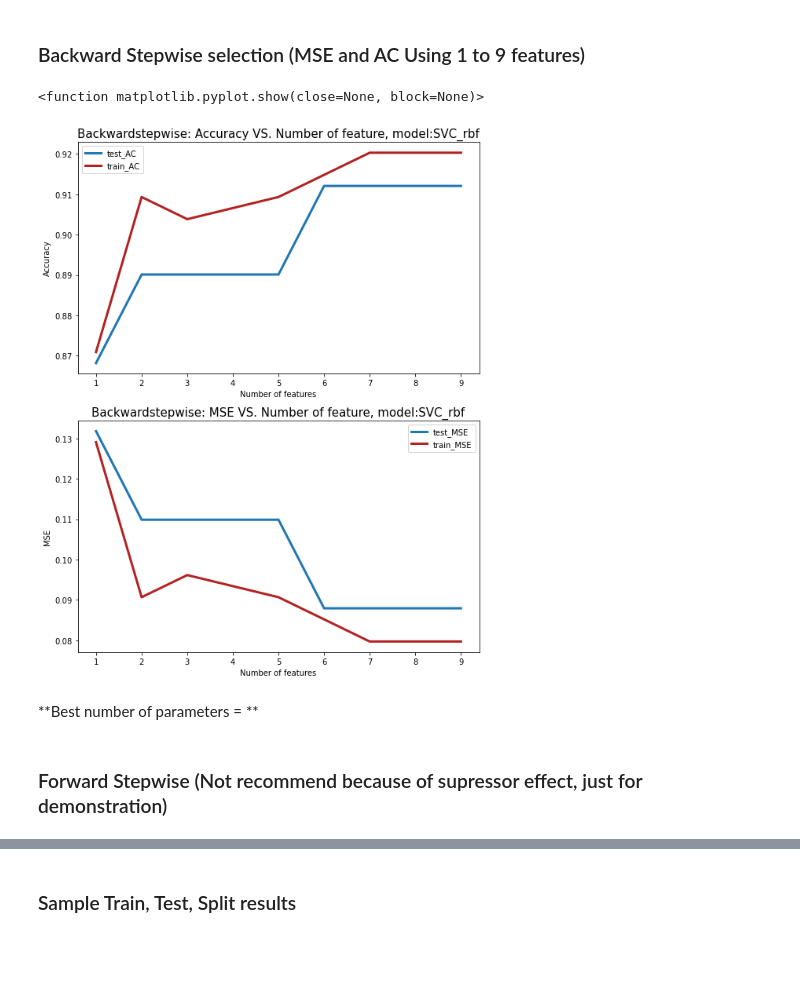
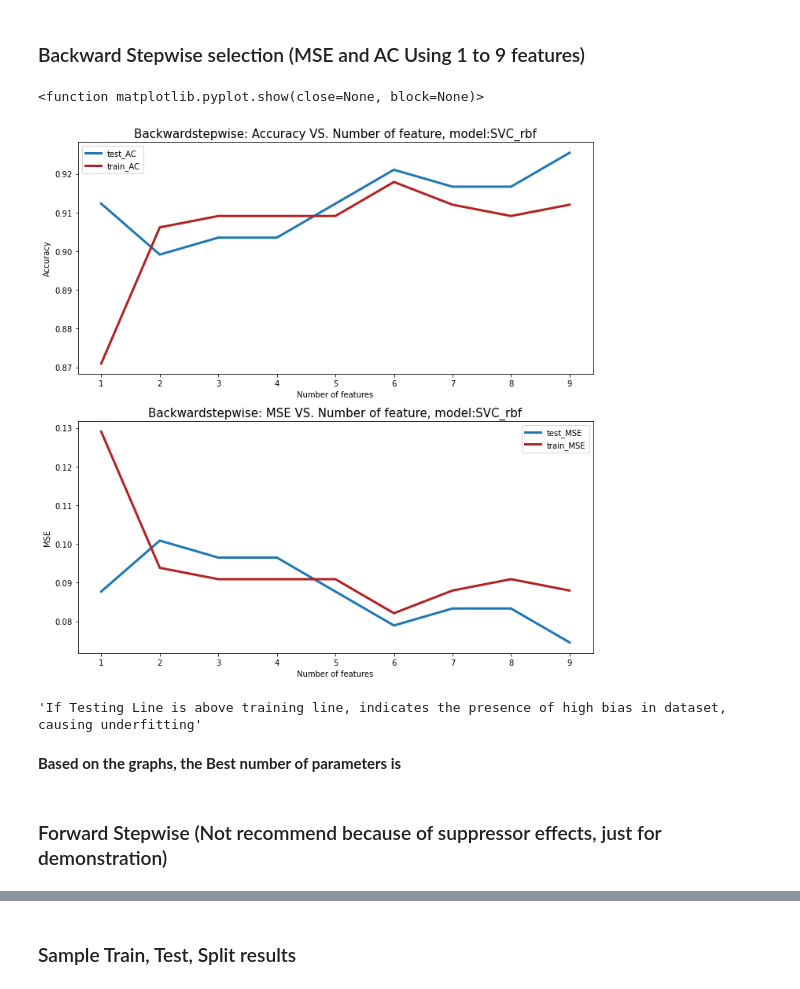
Before and after one commit to Breast-Cancer-Team/Final-Project, a Jupyter notebook: svm_rbf_final.ipynb, the cells around one changed output, grey strips where cells are left out. Saved outputs shown, nothing was run; the diff lists cells and outputs as text; code cells hidden in the pictures; blank space fills up the shorter version.

```diff
--- a/svm_rbf_final.ipynb
+++ b/svm_rbf_final.ipynb
@@ -83,6 +78,13 @@ Accuracy score 0.9298245614035088
 # %% [markdown]
 ### Backward Stepwise selection (MSE and AC Using 1 to 9 features)
 # %%
+'''Load the cleaned original dataset for below use'''
+X = data[['radius_mean', 'texture_mean', 'perimeter_mean',
+       'area_mean', 'smoothness_mean', 'compactness_mean', 'concavity_mean',
+       'concave points_mean', 'symmetry_mean', 'fractal_dimension_mean']]
+y = data.diagnosis
+
+'''A list of for the for-loop'''
 n = [1,2,3,4,5,6,7,8,9]
 
 list_MSE=[]
@@ -94,70 +96,79 @@ selected_features = []
 #list_R2_1=[]
 
 for i in n:
+    '''Only passing the training data set into the Feature Selector'''
+    '''Any preprocessing method should not be fitted on the whole dataset to prevent carrying information from the train set
+       to test set'''
     sbs_backward = SequentialFeatureSelector(SVC(kernel = "rbf"),
                                         n_features_to_select=i,
                                         direction='backward').fit(X_train, y_train)
     selected = sbs_backward.get_support(indices=True)
-    f_names = np.array(X_train.columns)
-    x_manip = X_train[f_names[selected]]
+
+    '''passing the selected features to the orginial dataset for each number of i'''
+    f_names = np.array(X.columns)
+    x_manip = X[f_names[selected]]
     selected_features.append(f_names[selected])
     #print("Selected input features using backward Stepwise Selection", f_names[selected])
     #print(x_manip)
 
-    X_train1, X_test1, y_train1, y_test1 = train_test_split(x_manip, y_train, test_size=0.2, random_state=42)
+    '''Spliting the original data set with selected feature for each number of i'''
+    X_train1, X_test1, y_train1, y_test1 = train_test_split(x_manip, y , test_size=0.3, random_state=16)
+
     model = SVC(kernel='rbf', C=10000)
     model.fit(X_train1, y_train1)
 
     y_pred1 = model.predict(X_test1)
     y_pred2 = model.predict(X_train1)
 
+    list_AC.append(accuracy_score(y_test1, y_pred1))
+    list_AC_1.append(accuracy_score(y_train1, y_pred2))
+    list_MSE.append(mean_squared_error(y_test1, y_pred1))
+    list_MSE_1.append(mean_squared_error(y_train1, y_pred2))
+
     #print("Prediction accuracy MSE: ", mean_squared_error(y_test1, y_pred1))
     #print('R-Squared Score',r2_score(y_test1,y_pred1))
     #print("Accuracy score", accuracy_score(y_test1, y_pred1))
-
-    list_MSE.append(mean_squared_error(y_test1, y_pred1))
-    list_AC.append(accuracy_score(y_test1, y_pred1))
-
     #list_R2.append(r2_score(y_test1, y_pred1))
     #print('MSE:', list_MSE)
     #print('R2:', list_R2)
     #print('AC:', list_AC)
-
-    list_AC_1.append(accuracy_score(y_train1, y_pred2))
-    list_MSE_1.append(mean_squared_error(y_train1, y_pred2))
     #list_R2_1.append(r2_score(y_train1, y_pred2))
 # %%
-fig,ax = plt.subplots(2,1,figsize=(8,10))
+fig,ax = plt.subplots(2,1,figsize=(10,10))
 #ax[0].plot(n, list_R2, linewidth=3, alpha=1,label='test_R2')
 #ax[0].plot(n, list_R2_1, linewidth=3, alpha=1,c='FireBrick',label='train_R2')
 #ax[0].set_title('Backwardstepwise: R2 VS. Number of feature, model:SVC_rbf', fontsize=15)
 #ax[0].set_xlabel('Number of features')
 #ax[0].set_ylabel('R2')
 #ax[0].legend()
 
 ax[0].plot(n, list_AC, linewidth=3 ,alpha=1,label='test_AC')
 ax[0].plot(n, list_AC_1, linewidth=3, alpha=1,c='FireBrick',label='train_AC')
 ax[0].set_title('Backwardstepwise: Accuracy VS. Number of feature, model:SVC_rbf', fontsize=15)
 ax[0].set_xlabel('Number of features')
 ax[0].set_ylabel('Accuracy')
 ax[0].legend()
 
 ax[1].plot(n, list_MSE, linewidth=3 ,alpha=1,label='test_MSE')
 ax[1].plot(n, list_MSE_1, linewidth=3, alpha=1,c='FireBrick',label='train_MSE')
 ax[1].set_title('Backwardstepwise: MSE VS. Number of feature, model:SVC_rbf', fontsize=15)
 ax[1].set_xlabel('Number of features')
 ax[1].set_ylabel('MSE')
 ax[1].legend()
 
 plt.tight_layout()
 plt.show
 # %% [output]
 <function matplotlib.pyplot.show(close=None, block=None)>
-[figure, old version]
+[figure, new version]
+# %%
+'''If Testing Line is above training line, indicates the presence of high bias in dataset, causing underfitting'''
+# %% [output]
+'If Testing Line is above training line, indicates the presence of high bias in dataset, causing underfitting'
 # %% [markdown]
-**Best number of parameters = **
+**Based on the graphs, the Best number of parameters is**
 # %% [markdown]
-### Forward Stepwise (Not recommend because of supressor effect, just for demonstration)
+### Forward Stepwise (Not recommend because of suppressor effects, just for demonstration)
 # %%
 n = [1,2,3,4,5,6,7,8,9]
 
```
Also changed, not shown: parts of 7 cells of this notebook.
